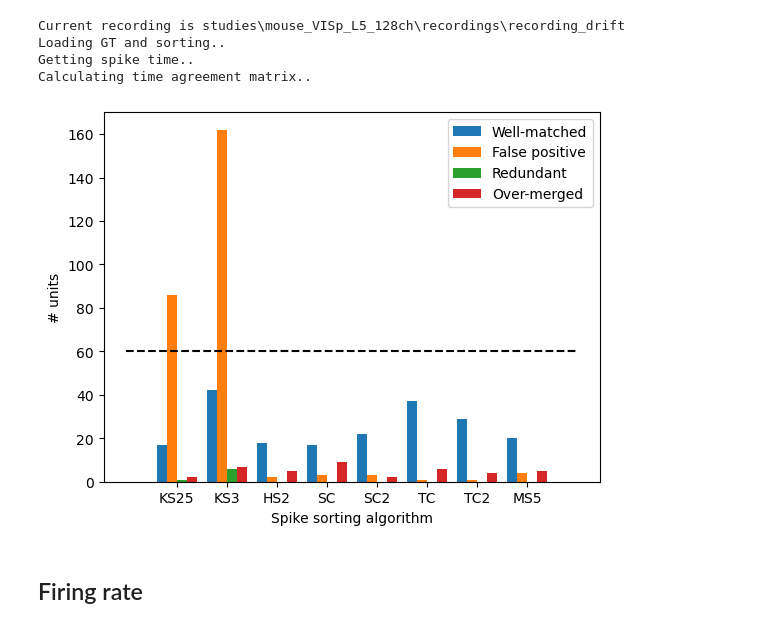
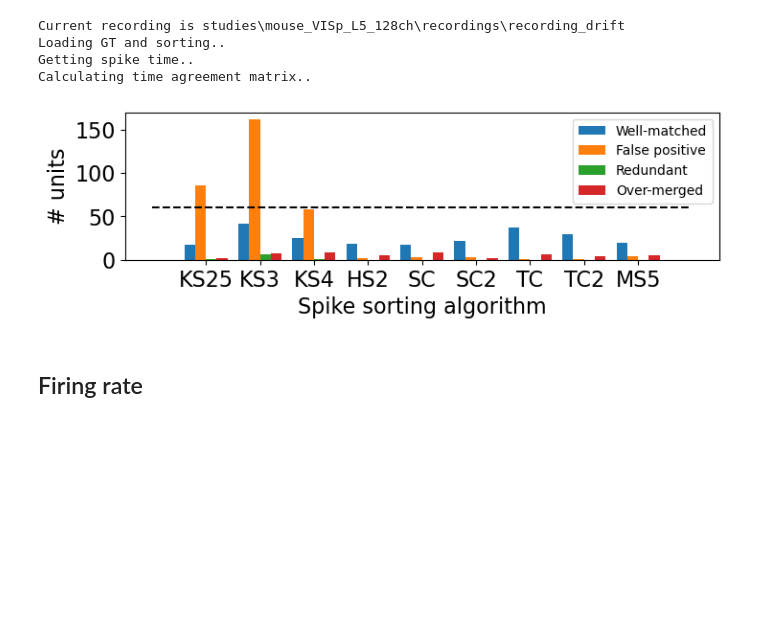
Before and after one commit to Biomedical-Data-Design-2022-2023/python-codebase-for-extracellular-recording-simulation, a Jupyter notebook: CompareDriftStudy.ipynb, the cells around one changed output. Saved outputs shown, nothing was run; the diff lists cells and outputs as text; code cells hidden in the pictures; blank space fills up the shorter version.

```diff
--- a/CompareDriftStudy.ipynb
+++ b/CompareDriftStudy.ipynb
@@ -31,5 +27,5 @@ g:\anaconda3\envs\si_env\lib\site-packages\numpy\.libs\libopenblas.FB5AE2TYXYH2I
 # %%
-algo_list = ['KS25','KS3','HS2','SC','SC2','TC','TC2','MS5']
+algo_list = ['KS25','KS3','KS4','HS2','SC','SC2','TC','TC2','MS5']
 
 recording_path_list = [
     Path().joinpath('studies','mouse_VISp_L5_128ch','recordings','recording_toy'),
@@ -40,7 +36,11 @@ recording_path_list = [
 # %% [markdown]
 ## Precision, Recall on time_agreement and waveform_cosine_similarity
 # %%
-for recording_path in recording_path_list:
+aaaa = [Path().joinpath('studies','mouse_VISp_L5_128ch','recordings','recording_toy'),
+    Path().joinpath('studies','mouse_VISp_L5_128ch','recordings','recording_onlydrift_fast'),
+    Path().joinpath('studies','mouse_VISp_L5_128ch','recordings','recording_onlydrift_slow')]
+
+for recording_path in aaaa:
 
     print(f'Current recording is {recording_path}')
 
@@ -51,6 +51,8 @@ for recording_path in recording_path_list:
     # load sorting results
     sorting_KS25 = se.KiloSortSortingExtractor((recording_path / 'sorting_results' / 'KS25').as_posix(),keep_good_only=False)
     sorting_KS3 = se.KiloSortSortingExtractor((recording_path / 'sorting_results' / 'KS3').as_posix(),keep_good_only=False)
+    sorting_KS4 = se.KiloSortSortingExtractor((recording_path / 'sorting_results' / 'KS4').as_posix(),keep_good_only=False)
+
 
     sorting_HS2 = ss.read_sorter_folder((recording_path / 'sorting_results' / 'HS2').as_posix())
     sorting_SC = ss.read_sorter_folder((recording_path / 'sorting_results' / 'SC').as_posix())
@@ -214,38 +217,39 @@ def plot_unit_category_count(matrix_list,algo_list,th=0.4):
                 continue
 
             # over split
             if i_unit >= N_GT and np.sum(hotmap[:,i_unit]) == 1:
                 Over_split[i_algo] = Over_split[i_algo] + 1
                 continue
 
             # over merged
             if np.sum(hotmap[:,i_unit]) >= 2:
                 Over_merged[i_algo] = Over_merged[i_algo] + 1
                 continue
 
     # plot
     X_axis = np.arange(len(algo_list))
 
-    plt.figure()
+    plt.figure(figsize=(8,2))
     plt.bar(X_axis-0.3,Matched,width=0.2,label = 'Well-matched')
     plt.bar(X_axis-0.1,False_positive,width=0.2,label = 'False positive')
     plt.bar(X_axis+0.1,Over_split,width=0.2,label = 'Redundant')
     plt.bar(X_axis+0.3,Over_merged,width=0.2,label = 'Over-merged')
     plt.plot([-1,np.max(X_axis)+1],[N_GT,N_GT],'k--')
 
-    plt.xticks(X_axis,algo_list)
-    plt.xlabel("Spike sorting algorithm")
-    plt.ylabel("# units")
+    plt.xticks(X_axis,algo_list,fontsize=16)
+    plt.yticks(fontsize=16)
+    plt.xlabel("Spike sorting algorithm",fontsize=16)
+    plt.ylabel("# units",fontsize=16)
     plt.legend()
     plt.show()
 
 ########### count unit number
 
 plot_unit_category_count(time_agreement_list,algo_list,th=0.2)
 
 # plot_unit_category_count(time_agreement_list,algo_list,th=0.8)
 # %% [output]
-[figure, old version]
+[figure, new version]
 # %% [markdown]
 ## Firing rate
 # %%
```
Also changed, not shown: parts of 5 cells of this notebook, 2 other files.
